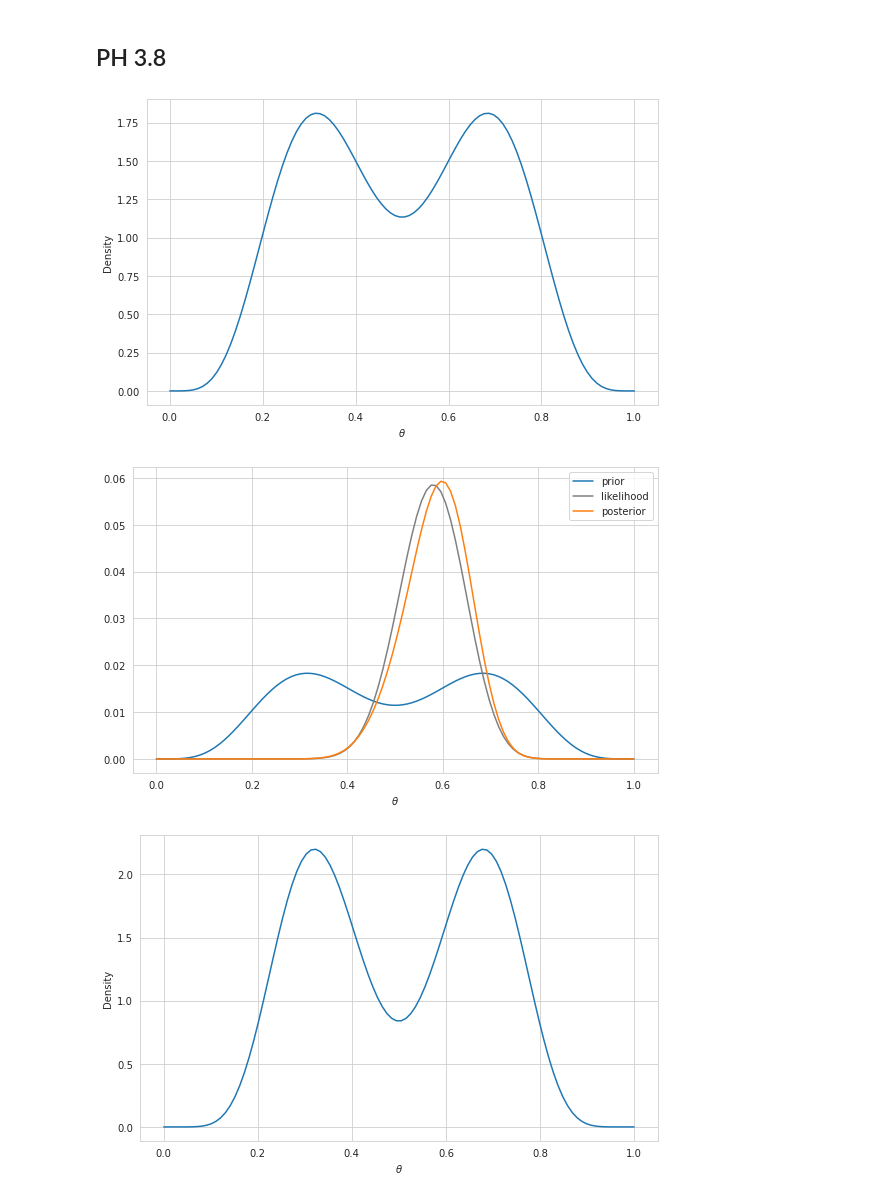
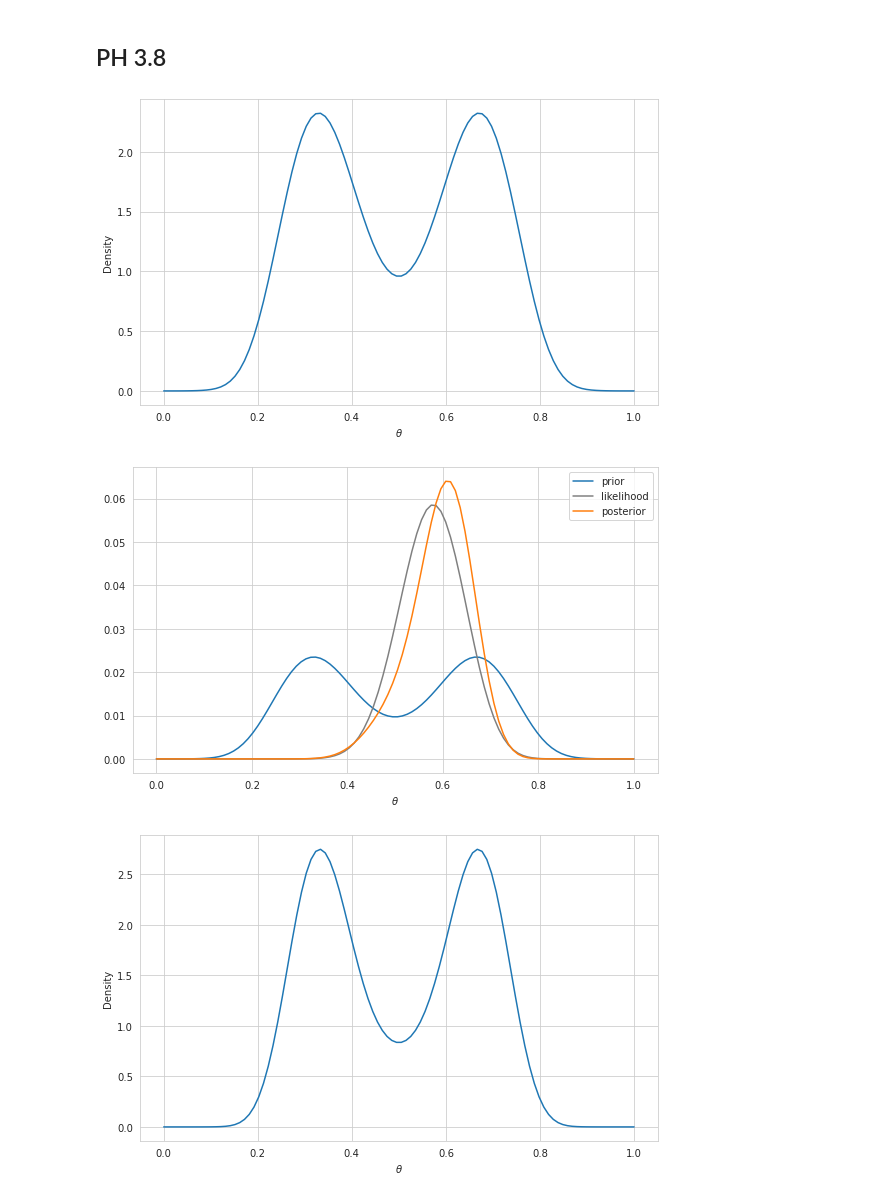
Before and after one commit to WHITSNAK/sta_602, a Jupyter notebook: hw3/hw3.ipynb, the cells around one changed output. Saved outputs shown, nothing was run; the diff lists cells and outputs as text; code cells hidden in the pictures.

```diff
--- a/hw3/hw3.ipynb
+++ b/hw3/hw3.ipynb
@@ -165,22 +165,23 @@ fig.show()
 # %% [markdown]
 ## PH 3.8
 # %%
-b2 = stats.beta(6, 12)
-b3 = stats.beta(12, 6)
+b1 = stats.beta(5, 5)
+b2 = stats.beta(12, 24)
+b3 = stats.beta(24, 12)
 
 xs = np.linspace(0, 1, 100)
-prior = pd.Series(0.5 * b3.pdf(xs) + 0.5 * b2.pdf(xs), index=xs)
+prior = pd.Series(0.2 * b1.pdf(xs) + 0.4 * b3.pdf(xs) + 0.4 * b2.pdf(xs), index=xs)
 
 fig, ax = plt.subplots(figsize=(8, 5))
 prior.plot(ax=ax)
 
 ax.set_xlabel("$\\theta$")
 ax.set_ylabel("Density")
 
 fig.tight_layout()
 fig.show()
 # %% [output]
-[figure, old version]
+[figure, new version]
 # %%
 likelihood = pd.Series(stats.binom(n=50, p=xs).pmf(k=29), index=xs)
 post = (prior * likelihood) / (prior * likelihood).sum()
@@ -196,13 +197,14 @@ ax.set_xlabel("$\\theta$")
 fig.tight_layout()
 fig.show()
 # %% [output]
-[figure, old version]
+[figure, new version]
 # %%
-b2 = stats.beta(9, 18)
-b3 = stats.beta(18, 9)
+b1 = stats.beta(8, 8)
+b2 = stats.beta(18, 36)
+b3 = stats.beta(36, 18)
 
 xs = np.linspace(0, 1, 100)
-prior = pd.Series(0.5 * b3.pdf(xs) + 0.5 * b2.pdf(xs), index=xs)
+prior = pd.Series(0.2*b1.pdf(xs) + 0.4 * b3.pdf(xs) + 0.4 * b2.pdf(xs), index=xs)
 
 fig, ax = plt.subplots(figsize=(8, 5))
 prior.plot(ax=ax)
@@ -213,7 +215,7 @@ ax.set_ylabel("Density")
 fig.tight_layout()
 fig.show()
 # %% [output]
-[figure, old version]
+[figure, new version]
 # %%
 likelihood = pd.Series(stats.binom(n=50, p=xs).pmf(k=21), index=xs)
 post = (prior * likelihood) / (prior * likelihood).sum()
```
Also changed, not shown: parts of 1 cell of this notebook, 5 other files.
